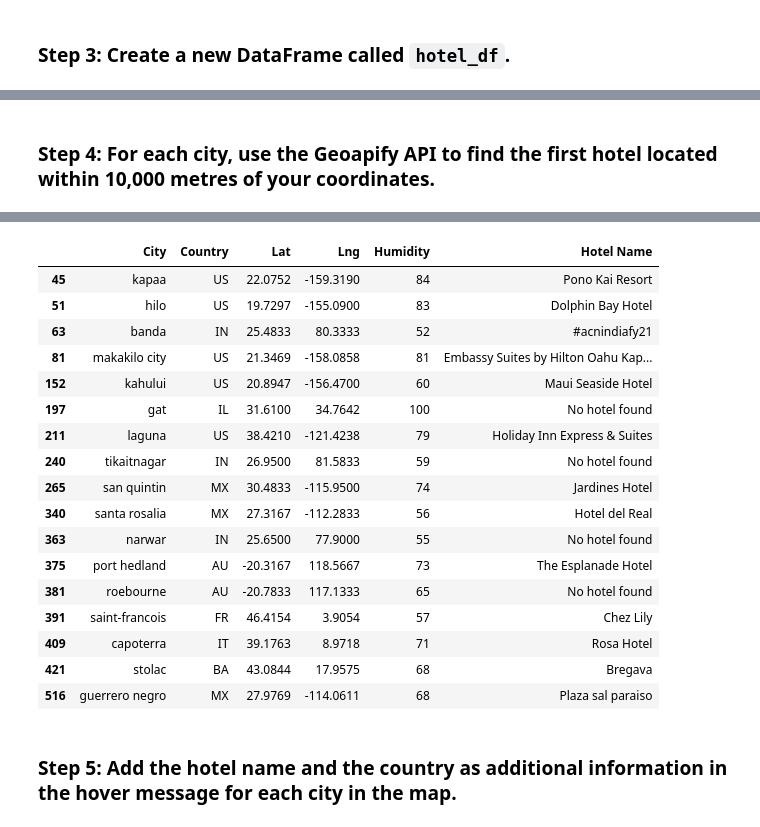
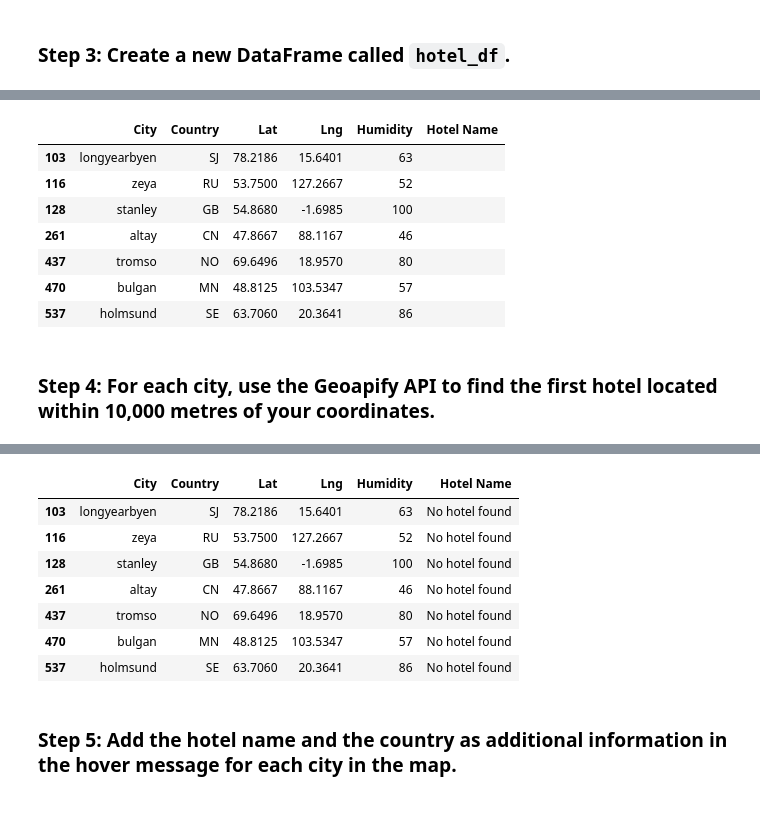
Before and after one commit to mihle3124/Python-API-Challenge, a Jupyter notebook: VacationPy.ipynb, the cells around one changed output, grey strips where cells are left out. Saved outputs shown, nothing was run; the diff lists cells and outputs as text; code cells hidden in the pictures.

```diff
--- a/VacationPy.ipynb
+++ b/VacationPy.ipynb
@@ -96,0 +59,9 @@ map_plot_1
+# %%
+fit_criteria_city = city_data_df.loc[(city_data_df["Max Temp"] < 35)
+                                     & (city_data_df["Max Temp"] > 20)
+                                     & (city_data_df["Cloudiness"] < 21)
+                                     & (city_data_df["Wind Speed"] <10)]
+
+fit_criteria_city.dropna()
+
+fit_criteria_city
@@ -127,10 +79,33 @@ map_plot_1
+# %%
+hotel_df = fit_criteria_city[["City", "Country", "Lat", "Lng", "Humidity"]].copy()
+
+hotel_df["Hotel Name"] = ""
+
+hotel_df
+# %% [output]
+|  | City | Country | Lat | Lng | Humidity | Hotel Name |
+| 103 | longyearbyen | SJ | 78.2186 | 15.6401 | 63 |  |
+| 116 | zeya | RU | 53.7500 | 127.2667 | 52 |  |
+| 128 | stanley | GB | 54.8680 | -1.6985 | 100 |  |
+| 261 | altay | CN | 47.8667 | 88.1167 | 46 |  |
+| 437 | tromso | NO | 69.6496 | 18.9570 | 80 |  |
+| 470 | bulgan | MN | 48.8125 | 103.5347 | 57 |  |
+| 537 | holmsund | SE | 63.7060 | 20.3641 | 86 |  |
 # %% [markdown]
 ### Step 4: For each city, use the Geoapify API to find the first hotel located within 10,000 metres of your coordinates.
 # %%
 # Set parameters to search for a hotel
-radius = # YOUR CODE HERE
+radius = 10000
+longitude = hotel_df["Lng"]
+latitude = hotel_df["Lat"]
+filters = f"circle:{longitude}, {latitude}, {radius}"
+bias = f"proximity:{longitude}, {latitude}"
 params = {
-    # YOUR CODE HERE
+    "categories": "accommodation.hotel",
+    "apiKey": geoapify_key,
+    "radius": radius,
+    "filter": filters,
+    "bias": bias
 }
 
 # Print a message to follow up the hotel search
@@ -139,21 +114,24 @@ print("Starting hotel search")
 # Iterate through the hotel_df DataFrame
 for index, row in hotel_df.iterrows():
     # get latitude, longitude from the DataFrame
-    # YOUR CODE HERE
+    longitude = row["Lng"]
+    latitude = row["Lat"]
 
     # Add filter and bias parameters with the current city's latitude and longitude to the params dictionary
-    params["filter"] = # YOUR CODE HERE
-    params["bias"] = # YOUR CODE HERE
+    params["filters"] = filters
+    params["bias"] = bias
+
 
     # Set base URL
     base_url = "https://api.geoapify.com/v2/places"
 
 
     # Make and API request using the params dictionaty
-    name_address = # YOUR CODE HERE
+    name_address = requests.get(base_url, params = params)
 
     # Convert the API response to JSON format
-    name_address = # YOUR CODE HERE
+    name_address = name_address.json()
+    print(name_address)
 
     # Grab the first hotel from the results and store the name in the hotel_df DataFrame
     try:
@@ -189,20 +164,10 @@ guerrero negro - nearest hotel: Plaza sal paraiso
 |  | City | Country | Lat | Lng | Humidity | Hotel Name |
-| 45 | kapaa | US | 22.0752 | -159.3190 | 84 | Pono Kai Resort |
-| 51 | hilo | US | 19.7297 | -155.0900 | 83 | Dolphin Bay Hotel |
-| 63 | banda | IN | 25.4833 | 80.3333 | 52 | #acnindiafy21 |
-| 81 | makakilo city | US | 21.3469 | -158.0858 | 81 | Embassy Suites by Hilton Oahu Kap... |
-| 152 | kahului | US | 20.8947 | -156.4700 | 60 | Maui Seaside Hotel |
-| 197 | gat | IL | 31.6100 | 34.7642 | 100 | No hotel found |
-| 211 | laguna | US | 38.4210 | -121.4238 | 79 | Holiday Inn Express & Suites |
-| 240 | tikaitnagar | IN | 26.9500 | 81.5833 | 59 | No hotel found |
-| 265 | san quintin | MX | 30.4833 | -115.9500 | 74 | Jardines Hotel |
-| 340 | santa rosalia | MX | 27.3167 | -112.2833 | 56 | Hotel del Real |
-| 363 | narwar | IN | 25.6500 | 77.9000 | 55 | No hotel found |
-| 375 | port hedland | AU | -20.3167 | 118.5667 | 73 | The Esplanade Hotel |
-| 381 | roebourne | AU | -20.7833 | 117.1333 | 65 | No hotel found |
-| 391 | saint-francois | FR | 46.4154 | 3.9054 | 57 | Chez Lily |
-| 409 | capoterra | IT | 39.1763 | 8.9718 | 71 | Rosa Hotel |
-| 421 | stolac | BA | 43.0844 | 17.9575 | 68 | Bregava |
-| 516 | guerrero negro | MX | 27.9769 | -114.0611 | 68 | Plaza sal paraiso |
+| 103 | longyearbyen | SJ | 78.2186 | 15.6401 | 63 | No hotel found |
+| 116 | zeya | RU | 53.7500 | 127.2667 | 52 | No hotel found |
+| 128 | stanley | GB | 54.8680 | -1.6985 | 100 | No hotel found |
+| 261 | altay | CN | 47.8667 | 88.1167 | 46 | No hotel found |
+| 437 | tromso | NO | 69.6496 | 18.9570 | 80 | No hotel found |
+| 470 | bulgan | MN | 48.8125 | 103.5347 | 57 | No hotel found |
+| 537 | holmsund | SE | 63.7060 | 20.3641 | 86 | No hotel found |
 # %% [markdown]
 ### Step 5: Add the hotel name and the country as additional information in the hover message for each city in the map.
```
Also changed, not shown: parts of 9 cells of this notebook, 4 other files.
